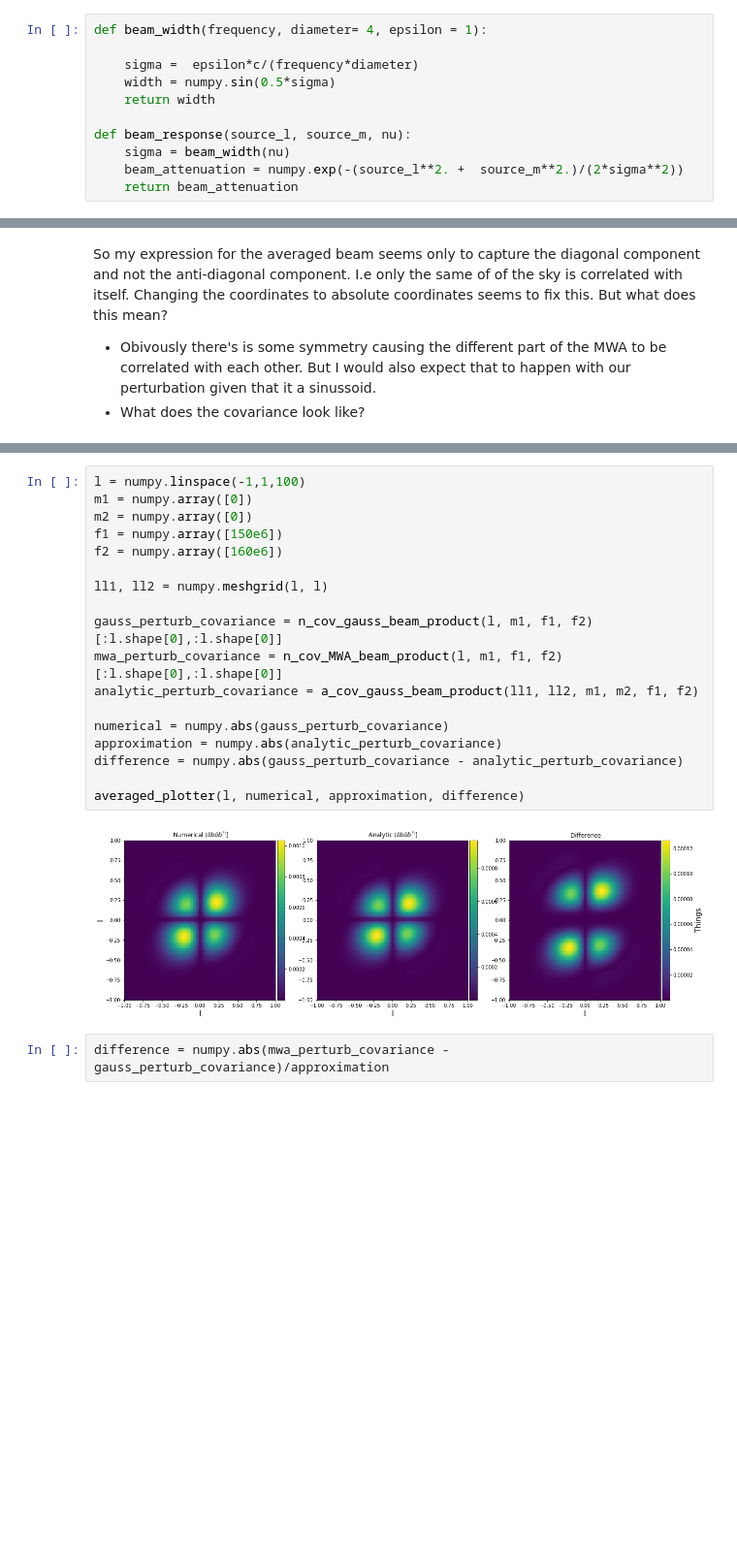
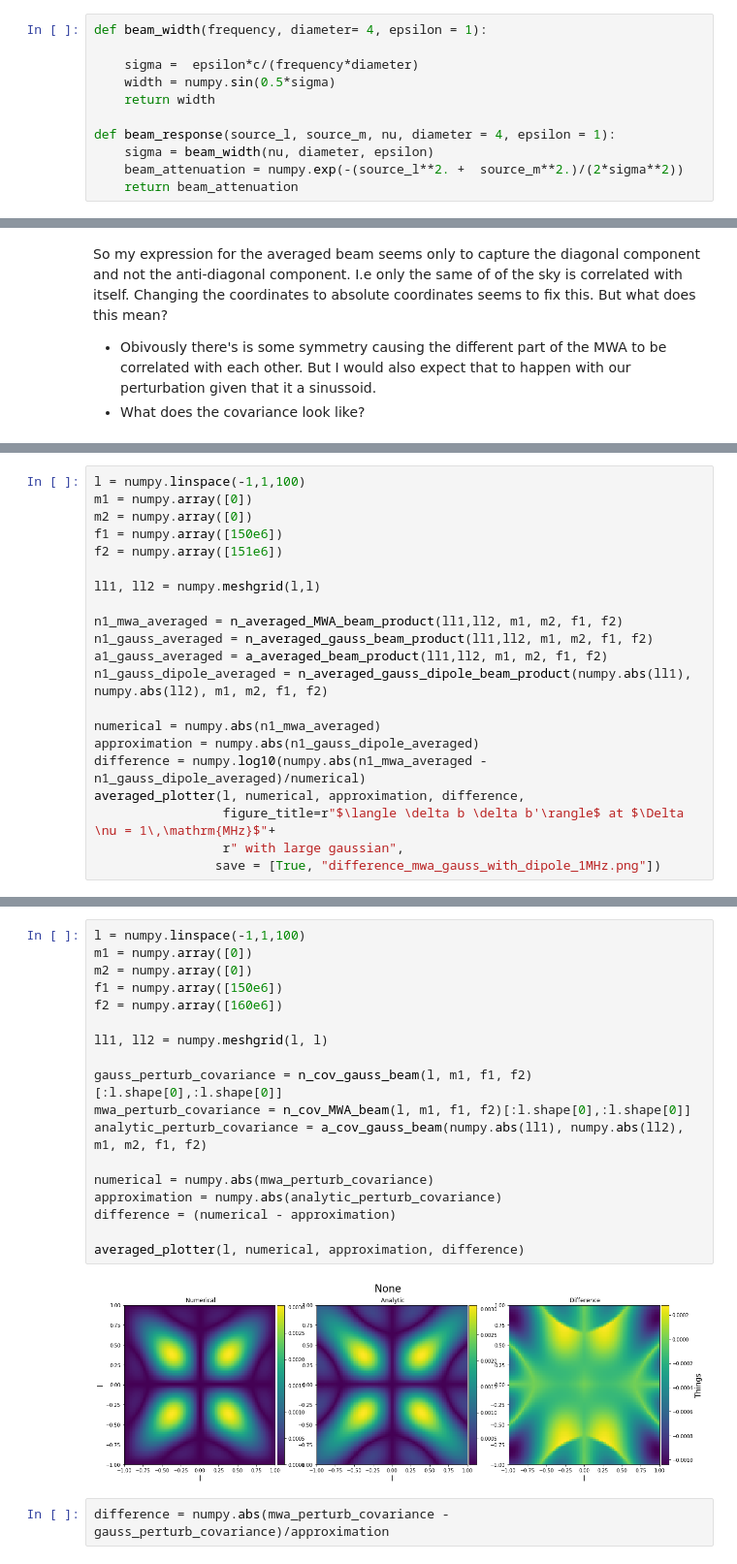
Before and after one commit to ronniyjoseph/Beam-Perturbations, a Jupyter notebook: Beam Covariance Re-do.ipynb, the cells around one changed output, grey strips where cells are left out. Shown at 97% size. Drawn from its saved outputs; the diff is of its cells as text; blank space fills up the shorter version.

```diff
--- a/Beam Covariance Re-do.ipynb
+++ b/Beam Covariance Re-do.ipynb
@@ -18,8 +18,8 @@ def beam_width(frequency, diameter= 4, epsilon = 1):
     width = numpy.sin(0.5*sigma)
     return width
 
-def beam_response(source_l, source_m, nu):
-    sigma = beam_width(nu)
+def beam_response(source_l, source_m, nu, diameter = 4, epsilon = 1):
+    sigma = beam_width(nu, diameter, epsilon)
     beam_attenuation = numpy.exp(-(source_l**2. +  source_m**2.)/(2*sigma**2))
     return beam_attenuation
 # %%
@@ -754,0 +811,21 @@ So my expression for the averaged beam seems only to capture the diagonal compon
+# %%
+l = numpy.linspace(-1,1,100)
+m1 = numpy.array([0])
+m2 = numpy.array([0])
+f1 = numpy.array([150e6])
+f2 = numpy.array([151e6])
+
+ll1, ll2 = numpy.meshgrid(l,l)
+
+n1_mwa_averaged = n_averaged_MWA_beam_product(ll1,ll2, m1, m2, f1, f2)
+n1_gauss_averaged = n_averaged_gauss_beam_product(ll1,ll2, m1, m2, f1, f2)
+a1_gauss_averaged = a_averaged_beam_product(ll1,ll2, m1, m2, f1, f2)
+n1_gauss_dipole_averaged = n_averaged_gauss_dipole_beam_product(numpy.abs(ll1), numpy.abs(ll2), m1, m2, f1, f2)
+
+numerical = numpy.abs(n1_mwa_averaged)
+approximation = numpy.abs(n1_gauss_dipole_averaged)
+difference = numpy.log10(numpy.abs(n1_mwa_averaged - n1_gauss_dipole_averaged)/numerical)
+averaged_plotter(l, numerical, approximation, difference,
+                 figure_title=r"$\langle \delta b \delta b'\rangle$ at $\Delta \nu = 1\,\mathrm{MHz}$"+
+                 r" with large gaussian",
+                save = [True, "difference_mwa_gauss_with_dipole_1MHz.png"])
@@ -846,23 +944,23 @@ def g(s1, s2, wavelength1, wavelength2, dx=1.1):
 # %%
 l = numpy.linspace(-1,1,100)
 m1 = numpy.array([0])
 m2 = numpy.array([0])
 f1 = numpy.array([150e6])
 f2 = numpy.array([160e6])
 
 ll1, ll2 = numpy.meshgrid(l, l)
 
-gauss_perturb_covariance = n_cov_gauss_beam_product(l, m1, f1, f2)[:l.shape[0],:l.shape[0]]
-mwa_perturb_covariance = n_cov_MWA_beam_product(l, m1, f1, f2)[:l.shape[0],:l.shape[0]]
-analytic_perturb_covariance = a_cov_gauss_beam_product(ll1, ll2, m1, m2, f1, f2)
+gauss_perturb_covariance = n_cov_gauss_beam(l, m1, f1, f2)[:l.shape[0],:l.shape[0]]
+mwa_perturb_covariance = n_cov_MWA_beam(l, m1, f1, f2)[:l.shape[0],:l.shape[0]]
+analytic_perturb_covariance = a_cov_gauss_beam(numpy.abs(ll1), numpy.abs(ll2), m1, m2, f1, f2)
 
-numerical = numpy.abs(gauss_perturb_covariance)
+numerical = numpy.abs(mwa_perturb_covariance)
 approximation = numpy.abs(analytic_perturb_covariance)
-difference = numpy.abs(gauss_perturb_covariance - analytic_perturb_covariance)
+difference = (numerical - approximation)
 
 averaged_plotter(l, numerical, approximation, difference)
 # %% [output]
-[figure, old version]
+[figure, new version]
 # %%
 difference = numpy.abs(mwa_perturb_covariance - gauss_perturb_covariance)/approximation
 # %%
```
Also changed, not shown: parts of 19 cells of this notebook.
